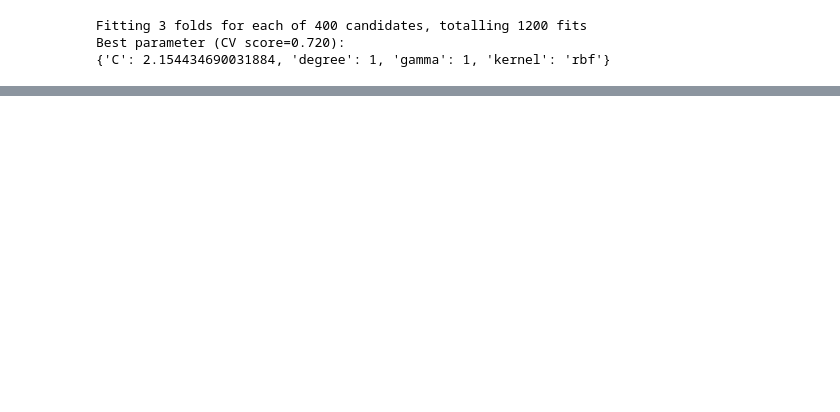
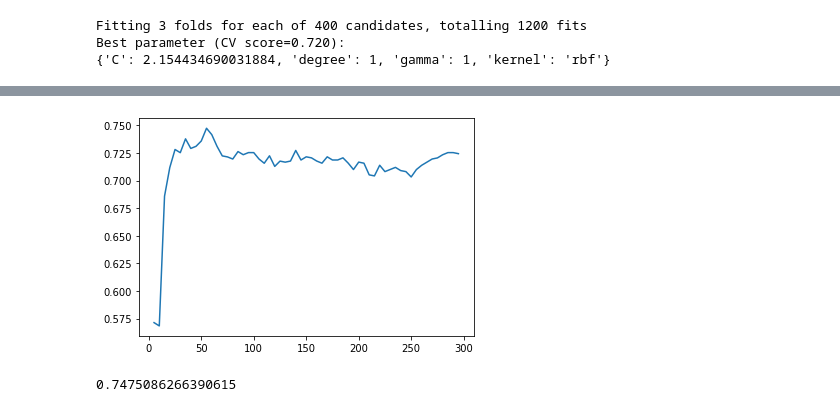
Before and after one commit to irenechang1510/indian-cuisine-EDA, a Jupyter notebook: analysis.ipynb, the cells around one changed output, grey strips where cells are left out. Cells and saved outputs as stored; diff of their text form; code cells hidden in the pictures; blank space fills up the shorter version.

```diff
--- a/analysis.ipynb
+++ b/analysis.ipynb
@@ -955,0 +923,12 @@ Best parameter (CV score=0.720):
+# %%
+# save the individual best models
+import pickle
+x_train_fs, fs = select_features_chi2(X_resampled, y_resampled, k_val=300)
+svm_mutual_info = SVC(random_state=0)
+svm_mutual_info.fit(x_train_fs, y_resampled)
+pickle.dump(svm_mutual_info, open('finalized_svm_model.sav', 'wb'))
+
+x_train_fs, fs = select_features_chi2(X_resampled, y_resampled, k_val=60)
+mulb = MultinomialNB(alpha=0.0517947467923121)
+mulb.fit(x_train_fs, y_resampled)
+pickle.dump(mulb, open('finalized_mulb_model.sav', 'wb'))
@@ -955,0 +941,36 @@ Best parameter (CV score=0.720):
+# %%
+from sklearn.ensemble import StackingClassifier
+from sklearn.pipeline import make_pipeline
+
+x_train_fs, fs = select_features_chi2(X_resampled, y_resampled, k_val=300)
+
+# models = [
+#     ('lr', make_pipeline(SelectKBest(score_func=chi2, k=60), LogisticRegression(C=2.976351441631316, max_iter=500) )),
+#     ('svm', make_pipeline(SelectKBest(score_func=chi2, k=300), SVC(random_state=0, C=1.4677992676220695,gamma = 0.28117687) )),
+#     ('mulb', make_pipeline(SelectKBest(score_func=chi2, k=60), MultinomialNB(alpha=0.0517947467923121) ))]
+
+models = [
+    ('lr', LogisticRegression(C=2.976351441631316, max_iter=500) ),
+    ('svm', SVC(random_state=0, C=1.4677992676220695,gamma = 0.28117687) ),
+    ('mulb', MultinomialNB(alpha=0.0517947467923121) )]
+
+level1 = LogisticRegression()
+# stacking = StackingClassifier(estimators=models, final_estimator=level1, cv=5)
+# scores = evaluate_model(x_train_fs, y_resampled, stacking)
+# mean(scores)
+# %%
+acc = []
+k_vals = np.arange(300, step=5)
+for k in k_vals:
+    x_train_fs, fs = select_features_chi2(X_resampled, y_resampled, k_val=k)
+    stacking = StackingClassifier(estimators=models, final_estimator=level1, cv=5)
+    scores = evaluate_model(x_train_fs, y_resampled, stacking)
+    acc.append(mean(scores))
+plt.plot(k_vals, acc)
+plt.show()
+# %% [output]
+[figure, added]
+# %%
+max(acc[1:])
+# %% [output]
+0.7475086266390615
```
Also changed, not shown: parts of 62 cells of this notebook.
